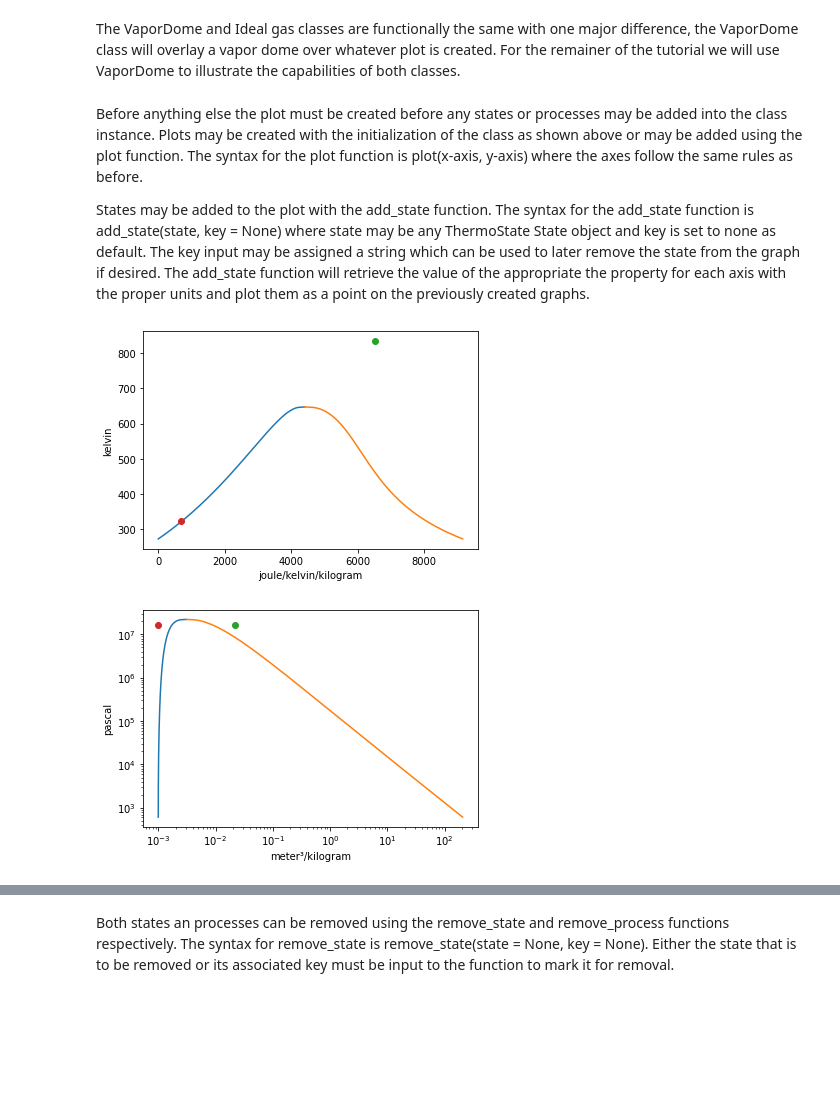
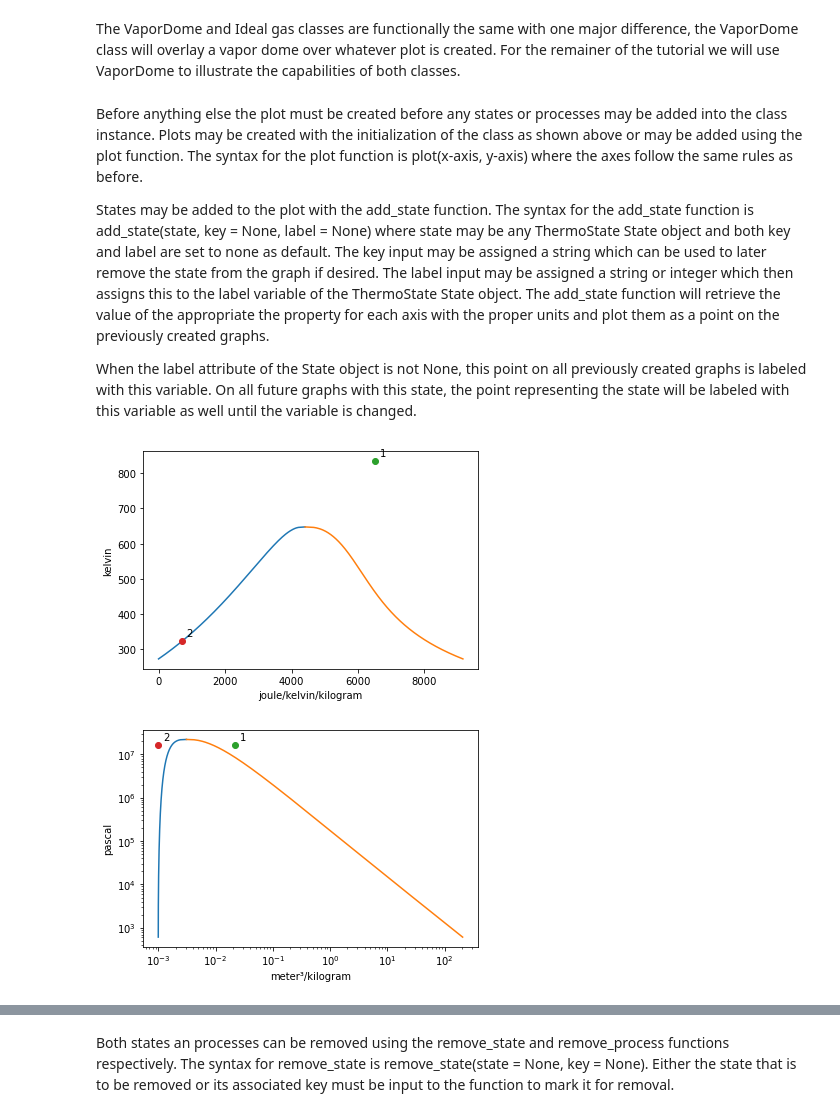
Before and after one commit to bryanwweber/thermostate, a Jupyter notebook: docs/Plot-Tutorial.ipynb, the cells around one changed output, grey strips where cells are left out. Cells and saved outputs as stored; diff of their text form; code cells hidden in the pictures; blank space fills up the shorter version.

Commit message:
Added label variable for graphing
_label variable added to State class. Can be assigned upon creation of a State, or through either the add_state or add_process functions.

```diff
--- a/docs/Plot-Tutorial.ipynb
+++ b/docs/Plot-Tutorial.ipynb
@@ -36,22 +36,24 @@ The VaporDome and Ideal gas classes are functionally the same with one major dif
 # %% [markdown]
 Before anything else the plot must be created before any states or processes may be added into the class instance. Plots may be created with the initialization of the class as shown above or may be added using the plot function. The syntax for the plot function is plot(x-axis, y-axis) where the axes follow the same rules as before.
 
-States may be added to the plot with the add_state function. The syntax for the add_state function is add_state(state, key = None) where state may be any ThermoState State object and key is set to none as default. The key input may be assigned a string which can be used to later remove the state from the graph if desired. The add_state function will retrieve the value of the appropriate the property for each axis with the proper units and plot them as a point on the previously created graphs.
+States may be added to the plot with the add_state function. The syntax for the add_state function is add_state(state, key = None, label = None) where state may be any ThermoState State object and both key and label are set to none as default. The key input may be assigned a string which can be used to later remove the state from the graph if desired. The label input may be assigned a string or integer which then assigns this to the label variable of the ThermoState State object. The add_state function will retrieve the value of the appropriate the property for each axis with the proper units and plot them as a point on the previously created graphs.
+
+When the label attribute of the State object is not None, this point on all previously created graphs is labeled with this variable. On all future graphs with this state, the point representing the state will be labeled with this variable as well until the variable is changed.
 # %%
 Vapor = VaporDome(substance, ('s', 'T'))
 Vapor.plot('v','p')
 
 T_1 = Q_(560.0, 'degC')
 p_1 = Q_(16.0, 'MPa')
 T_2 = Q_(50.0, 'degC')
 p_2 = Q_(16.0, 'MPa')
 
-st_1 = State(substance, T=T_1, p=p_1)
+st_1 = State(substance, T=T_1, p=p_1, label = 1)
 st_2 = State(substance, T=T_2, p=p_2)
 
 Vapor.add_state(st_1)
-Vapor.add_state(st_2)
+Vapor.add_state(st_2, label = "2")
 # %% [output]
-[figure, old version]
+[figure, new version]
-[figure, old version]
+[figure, new version]
 # %% [markdown]
```
Also changed, not shown: parts of 2 cells of this notebook, 3 other files.
